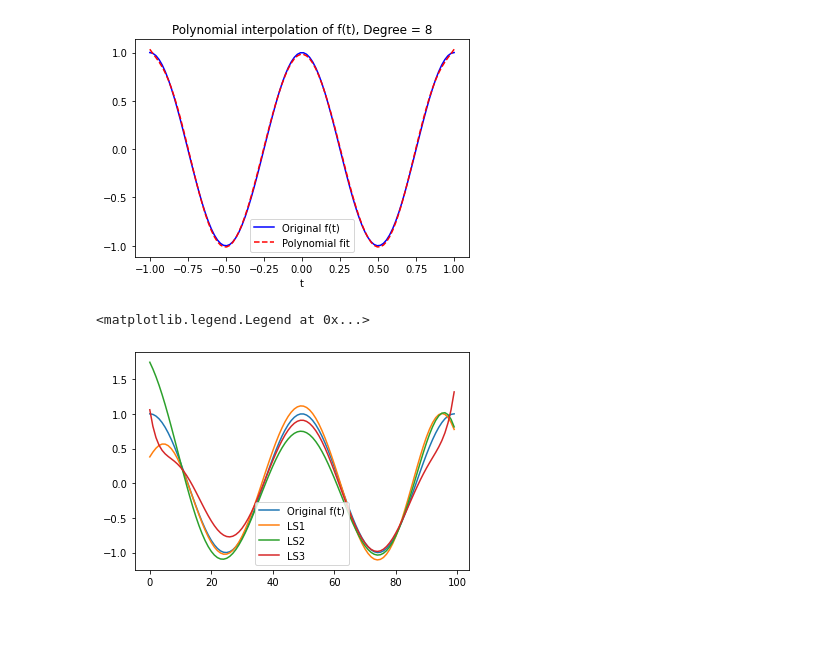
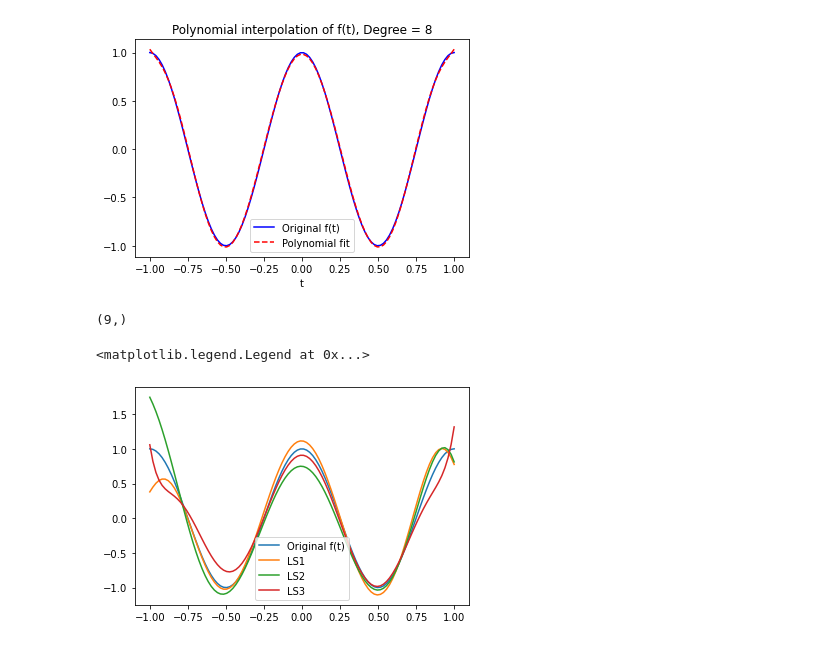
Before and after one commit to Joseph-Cannaday/Optimization-Class, a Jupyter notebook: hw6p3.ipynb, the cells around one changed output. Saved outputs shown, nothing was run; the diff lists cells and outputs as text; code cells hidden in the pictures.

```diff
--- a/hw6p3.ipynb
+++ b/hw6p3.ipynb
@@ -66,16 +66,20 @@ y2clean = np.linalg.pinv(A)@y2
 ff2 = A @ y2clean
 y3clean = np.linalg.pinv(A)@y3
 ff3 = A @ y3clean
+# %%
+y1clean.shape
+# %% [output]
+(9,)
 # %%
 #plt.plot(tt,ff)
-plt.plot(ff)
-plt.plot(ff1)
-plt.plot(ff2)
-plt.plot(ff3)
+plt.plot(tt,ff)
+plt.plot(tt,ff1)
+plt.plot(tt,ff2)
+plt.plot(tt,ff3)
 plt.legend(('Original f(t)','LS1','LS2','LS3'))
 # %% [output]
 <matplotlib.legend.Legend at 0x...>
-[figure, old version]
+[figure, new version]
 # %%
 maxit = 200
 def subgraddesc (f): #fixed step gradient descent
```
Also changed, not shown: parts of 4 cells of this notebook.
